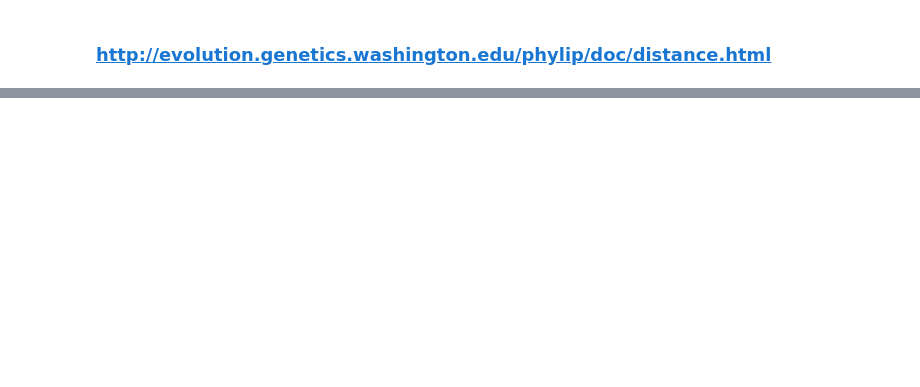
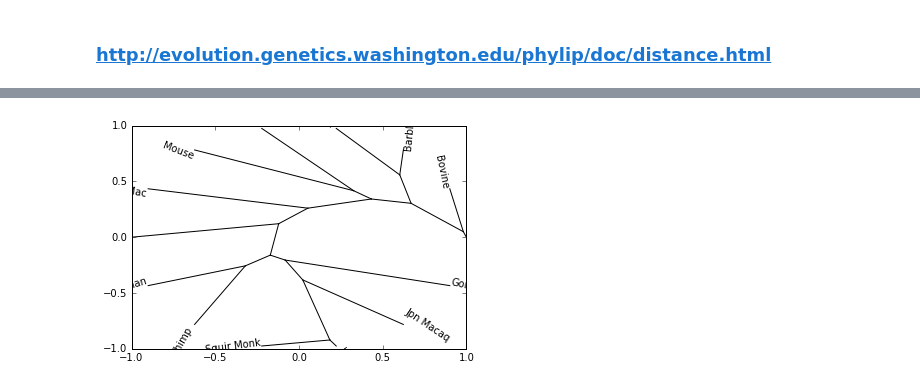
Before and after one commit to jurijsteblaj/orange-neighbor-joining, a Jupyter notebook: Examples.ipynb, the cells around one changed output, grey strips where cells are left out. Cells and saved outputs as stored; diff of their text form; code cells hidden in the pictures; blank space fills up the shorter version.

```diff
--- a/Examples.ipynb
+++ b/Examples.ipynb
@@ -148,0 +150,6 @@ plot(tree, points, labels=labels)
+# %%
+points = get_points_circular(tree, root)
+
+plot(tree, points, labels=labels)
+# %% [output]
+[figure, added]
```
Also changed, not shown: parts of 5 cells of this notebook, 1 other file.
